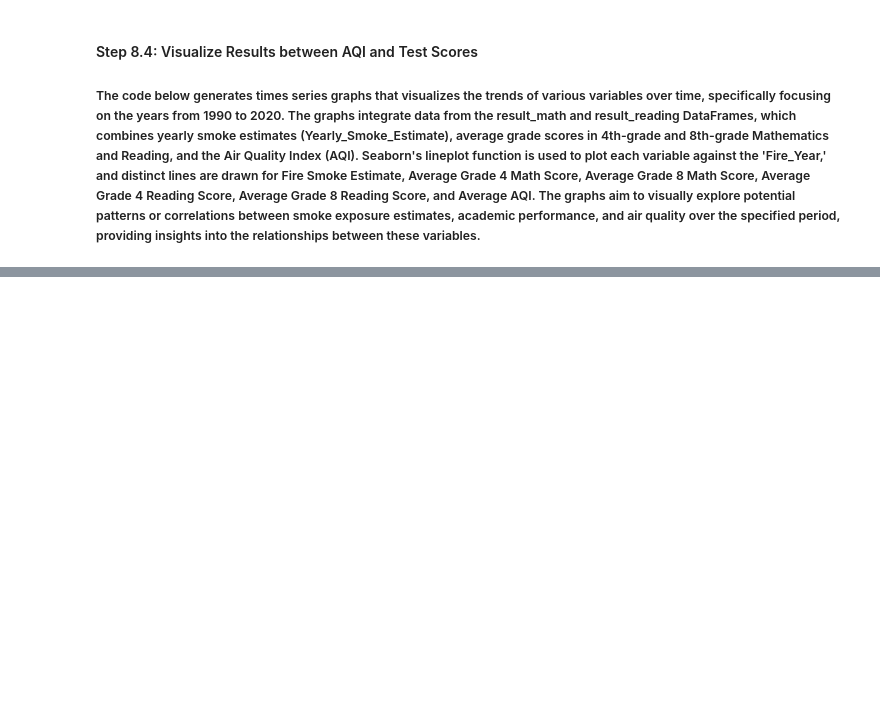
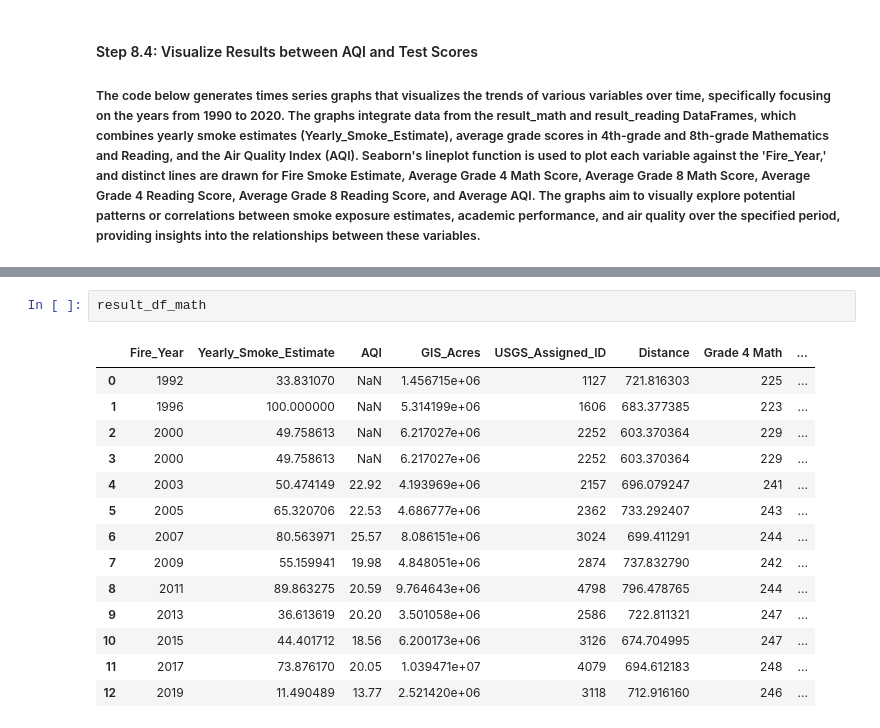
Before and after one commit to MehjabeenZ/data-512-final-project, a Jupyter notebook: code/Analysis of Wildfires.ipynb, the cells around one changed output, grey strips where cells are left out. Drawn from its saved outputs; the diff is of its cells as text; blank space fills up the shorter version.

```diff
--- a/code/Analysis of Wildfires.ipynb
+++ b/code/Analysis of Wildfires.ipynb
@@ -1177,0 +1176,17 @@ plt.show()
+# %%
+result_df_math
+# %% [output]
+|  | Fire_Year | Yearly_Smoke_Estimate | AQI | GIS_Acres | USGS_Assigned_ID | Distance | Grade 4 Math | ... |
+| 0 | 1992 | 33.831070 | NaN | 1.456715e+06 | 1127 | 721.816303 | 225 | ... |
+| 1 | 1996 | 100.000000 | NaN | 5.314199e+06 | 1606 | 683.377385 | 223 | ... |
+| 2 | 2000 | 49.758613 | NaN | 6.217027e+06 | 2252 | 603.370364 | 229 | ... |
+| 3 | 2000 | 49.758613 | NaN | 6.217027e+06 | 2252 | 603.370364 | 229 | ... |
+| 4 | 2003 | 50.474149 | 22.92 | 4.193969e+06 | 2157 | 696.079247 | 241 | ... |
+| 5 | 2005 | 65.320706 | 22.53 | 4.686777e+06 | 2362 | 733.292407 | 243 | ... |
+| 6 | 2007 | 80.563971 | 25.57 | 8.086151e+06 | 3024 | 699.411291 | 244 | ... |
+| 7 | 2009 | 55.159941 | 19.98 | 4.848051e+06 | 2874 | 737.832790 | 242 | ... |
+| 8 | 2011 | 89.863275 | 20.59 | 9.764643e+06 | 4798 | 796.478765 | 244 | ... |
+| 9 | 2013 | 36.613619 | 20.20 | 3.501058e+06 | 2586 | 722.811321 | 247 | ... |
+| 10 | 2015 | 44.401712 | 18.56 | 6.200173e+06 | 3126 | 674.704995 | 247 | ... |
+| 11 | 2017 | 73.876170 | 20.05 | 1.039471e+07 | 4079 | 694.612183 | 248 | ... |
+| 12 | 2019 | 11.490489 | 13.77 | 2.521420e+06 | 3118 | 712.916160 | 246 | ... |
```
Also changed, not shown: parts of 4 cells of this notebook, 3 other files.
